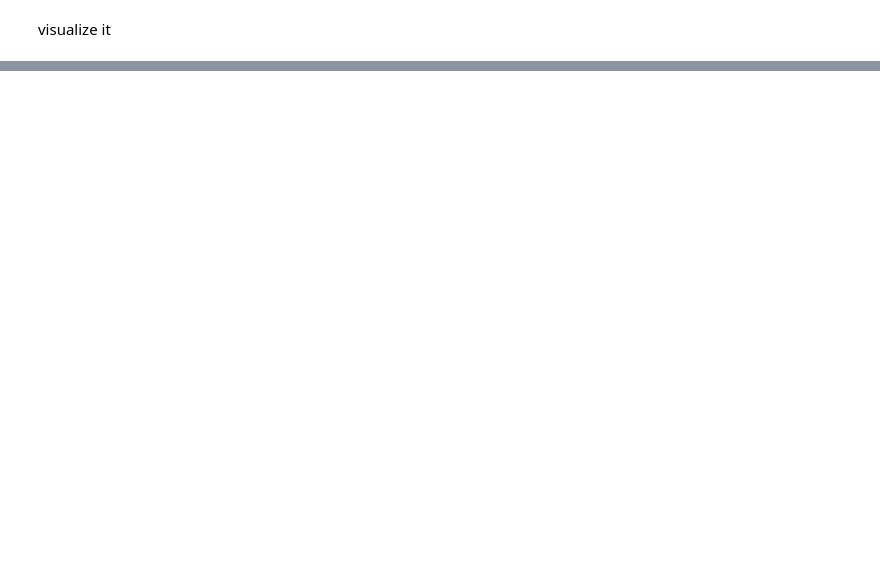
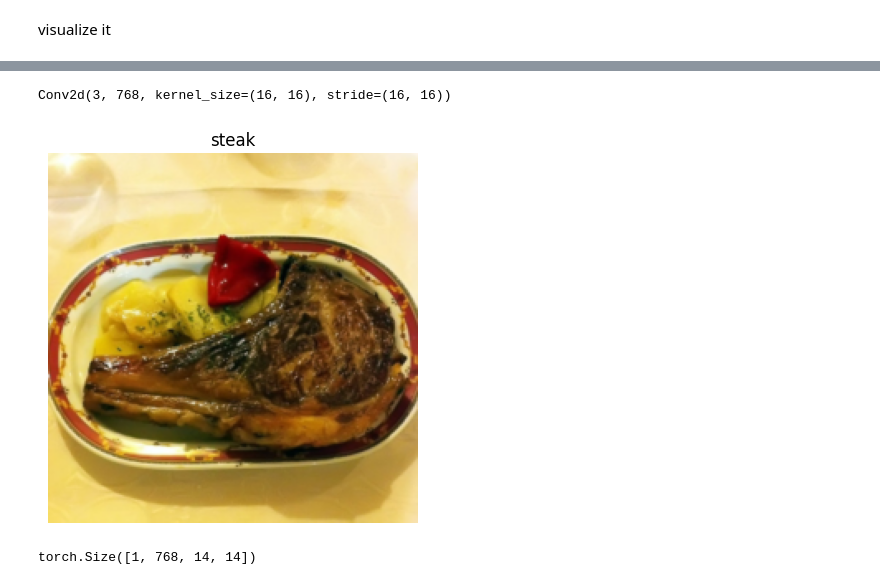
Before and after one commit to saim9211/DeepLearning, a Jupyter notebook: paper_code.ipynb, the cells around one changed output, grey strips where cells are left out. Cells and saved outputs as stored; diff of their text form; code cells hidden in the pictures; blank space fills up the shorter version.

```diff
--- a/paper_code.ipynb
+++ b/paper_code.ipynb
@@ -135,0 +251,27 @@ plt.axis(False);
+# %%
+from torch import nn
+
+# Set the patch size
+patch_size=16
+
+# Create the Conv2d layer with hyperparameters from the ViT paper
+conv2d = nn.Conv2d(in_channels=3, # number of color channels
+                   out_channels=768, # from Table 1: Hidden size D, this is the embedding size
+                   kernel_size=patch_size, # could also use (patch_size, patch_size)
+                   stride=patch_size,
+                   padding=0)
+conv2d
+# %% [output]
+Conv2d(3, 768, kernel_size=(16, 16), stride=(16, 16))
+# %%
+# View single image
+plt.imshow(img.permute(1, 2, 0)) # adjust for matplotlib
+plt.title(class_names[label])
+plt.axis(False);
+# %% [output]
+[figure, added]
+# %%
+image_out_of_conv=conv2d(img.unsqueeze(dim=0))
+image_out_of_conv.shape
+# %% [output]
+torch.Size([1, 768, 14, 14])
```
Also changed, not shown: parts of 40 cells of this notebook.
